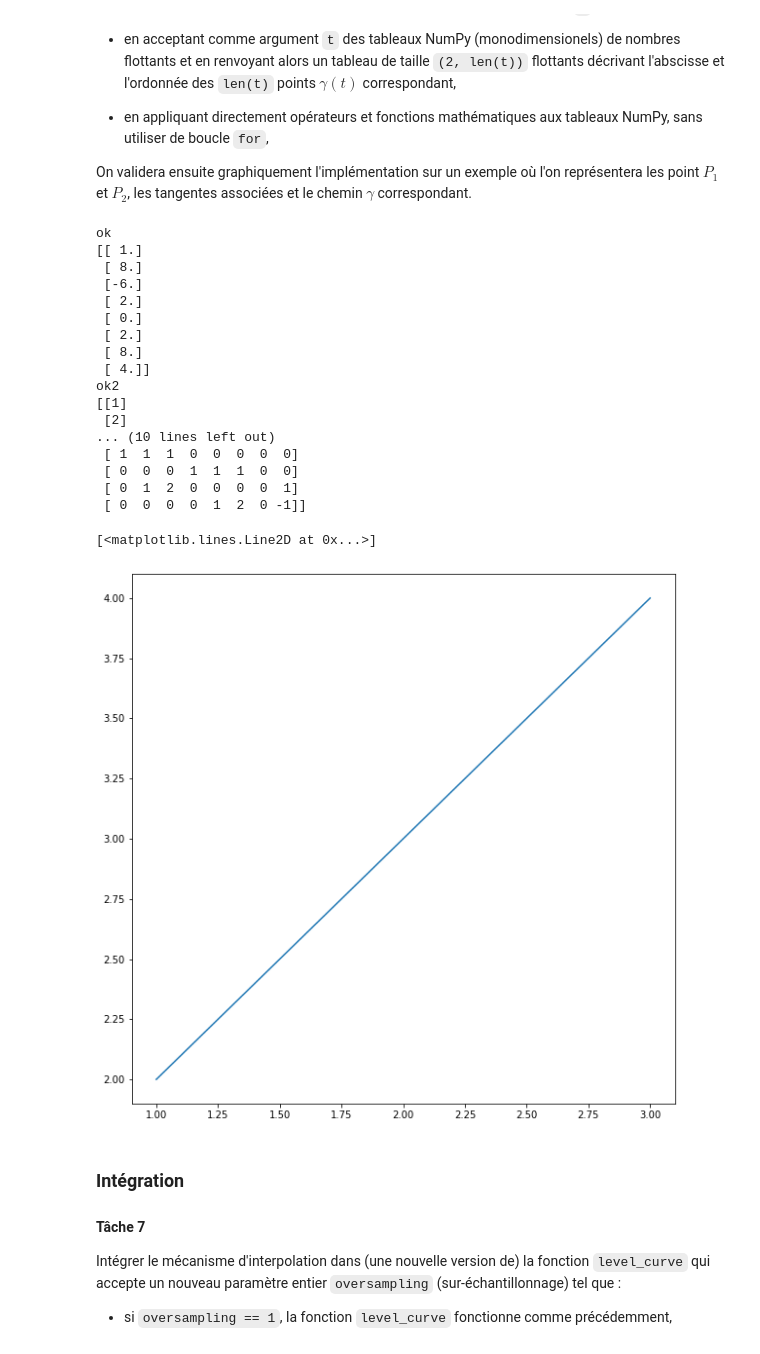
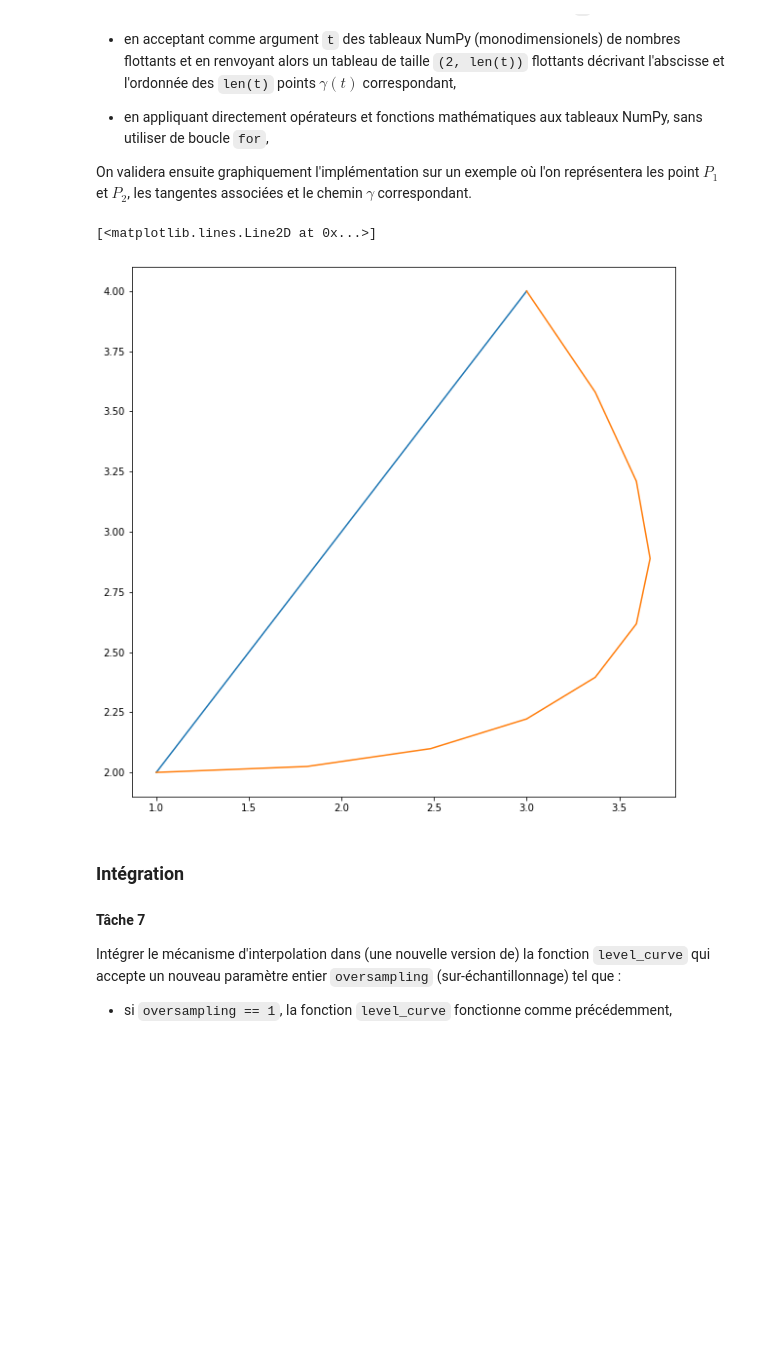
Before and after one commit to florian6973/courbes-de-niveau, a Jupyter notebook: Courbes de niveau - Enoncé.ipynb, the cells around one changed output. Cells and saved outputs as stored; diff of their text form; code cells hidden in the pictures; blank space fills up the shorter version.

```diff
--- a/Courbes de niveau - Enoncé.ipynb
+++ b/Courbes de niveau - Enoncé.ipynb
@@ -498,45 +498,40 @@ On validera ensuite graphiquement l'implémentation sur un exemple où l'on repr
 # %%
 def gamma(t, p1, p2, u1, u2):
     a = np.array([[1,0,0,0,0,0,0,0],[0,0,0,1,0,0,0,0],[0,1,0,0,0,0,-u1[0],0],[0,0,0,0,1,0,-u1[1],0],[1,1,1,0,0,0,0,0],[0,0,0,1,1,1,0,0],[0,1,2,0,0,0,0,-u2[0]],[0,0,0,0,1,2,0,-u2[1]]])
     y = np.array([p1[0],p1[1],0,0,p2[0], p2[1],0,0]).reshape((8,1))
+    x = None
     if np.linalg.det(a) != 0:
         x = np.dot(np.linalg.inv(a), y)
-        print("ok")
-        print(x)
-        if (x[6] <= 0) or (x[7] <= 0):
-            print("nonpos")
-        else:
-            print("ok2")
+    if (x.all()!=None) and ((x[6] > 0) and (x[7] > 0)):
+        #print("ok")
+        #print(x)
+        def fx(t0):
+            return x[0]+x[1]*t0+x[2]*t0**2
+        def fy(t0):
+            return x[3]+x[4]*t0+x[5]*t0**2
+        return list(zip(fx(t), fy(t)))
     else:
-        print("nonin")
-    print(y)
-    print(a)
+        def fx(t0):
+            return p1[0]+(p2[0]-p1[0])*t0
+        def fy(t0):
+            return p1[1]+(p2[1]-p1[1])*t0
+        return list(zip(fx(t), fy(t)))
+    #print(y)
+    #print(a)
+
+#type de retour??
 
 p1,p2 = [1,2],[3,4]
-u1, u2 = [1,0],[-1,1]#[5,6],[7,8]
-gamma(0,p1,p2,u1,u2)
+u1, u2 = [1,0],[-1,1]
+#u1, u2 = [5,6],[7,8]
+t= np.linspace(0,1,10)
+pts = (gamma(t,p1,p2,u1,u2))
 plt.plot(*zip(*[p1,p2]))
+plt.plot(*zip(*pts))
 #https://stackoverflow.com/questions/21519203/plotting-a-list-of-x-y-coordinates-in-python-matplotlib
 # %% [output]
-ok
-[[ 1.]
- [ 8.]
- [-6.]
- [ 2.]
- [ 0.]
- [ 2.]
- [ 8.]
- [ 4.]]
-ok2
-[[1]
- [2]
-... (10 lines left out)
- [ 1  1  1  0  0  0  0  0]
- [ 0  0  0  1  1  1  0  0]
- [ 0  1  2  0  0  0  0  1]
- [ 0  0  0  0  1  2  0 -1]]
+[<matplotlib.lines.Line2D at 0x...>]
-[<matplotlib.lines.Line2D at 0x...>]
-[figure, old version]
+[figure, new version]
 # %% [markdown]
 ### Intégration
 
```
Also changed, not shown: parts of 3 cells of this notebook.
